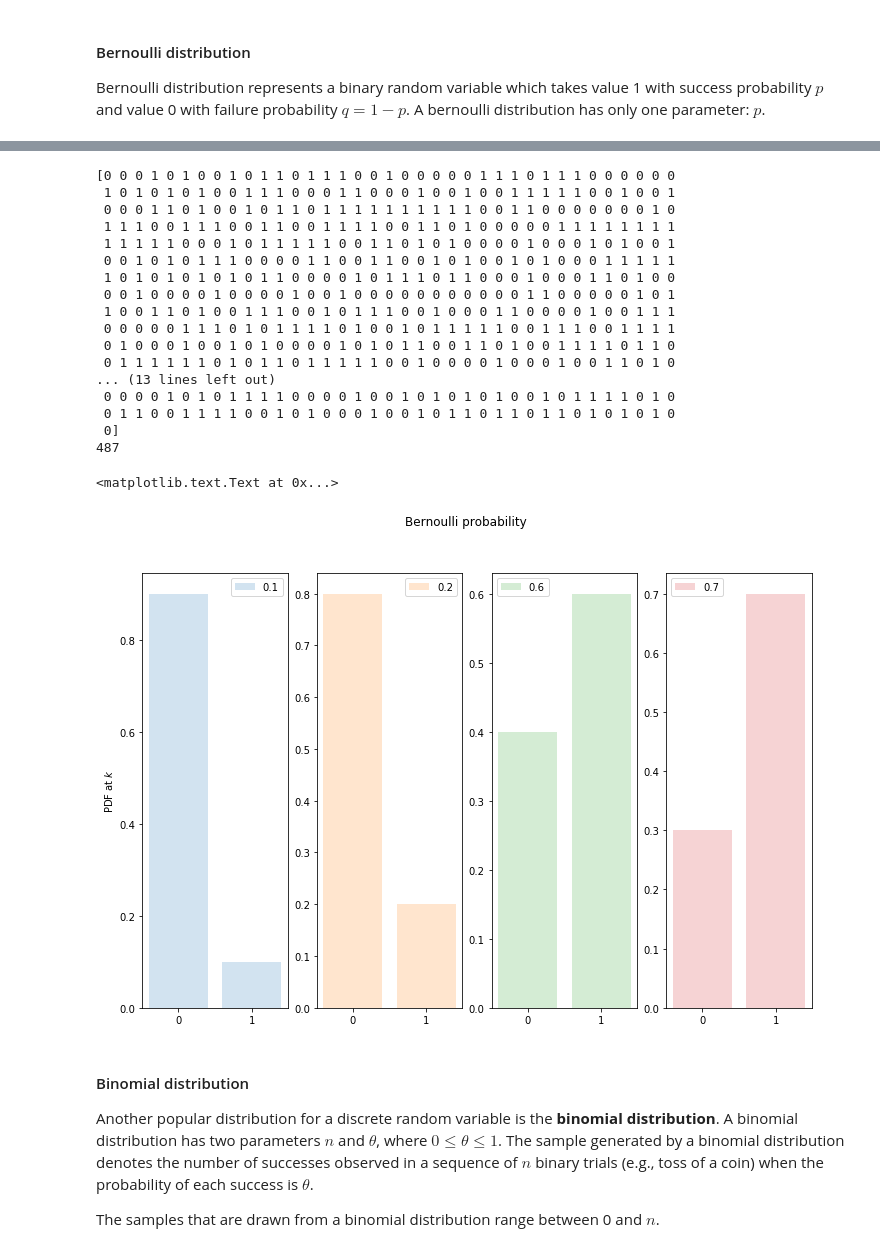
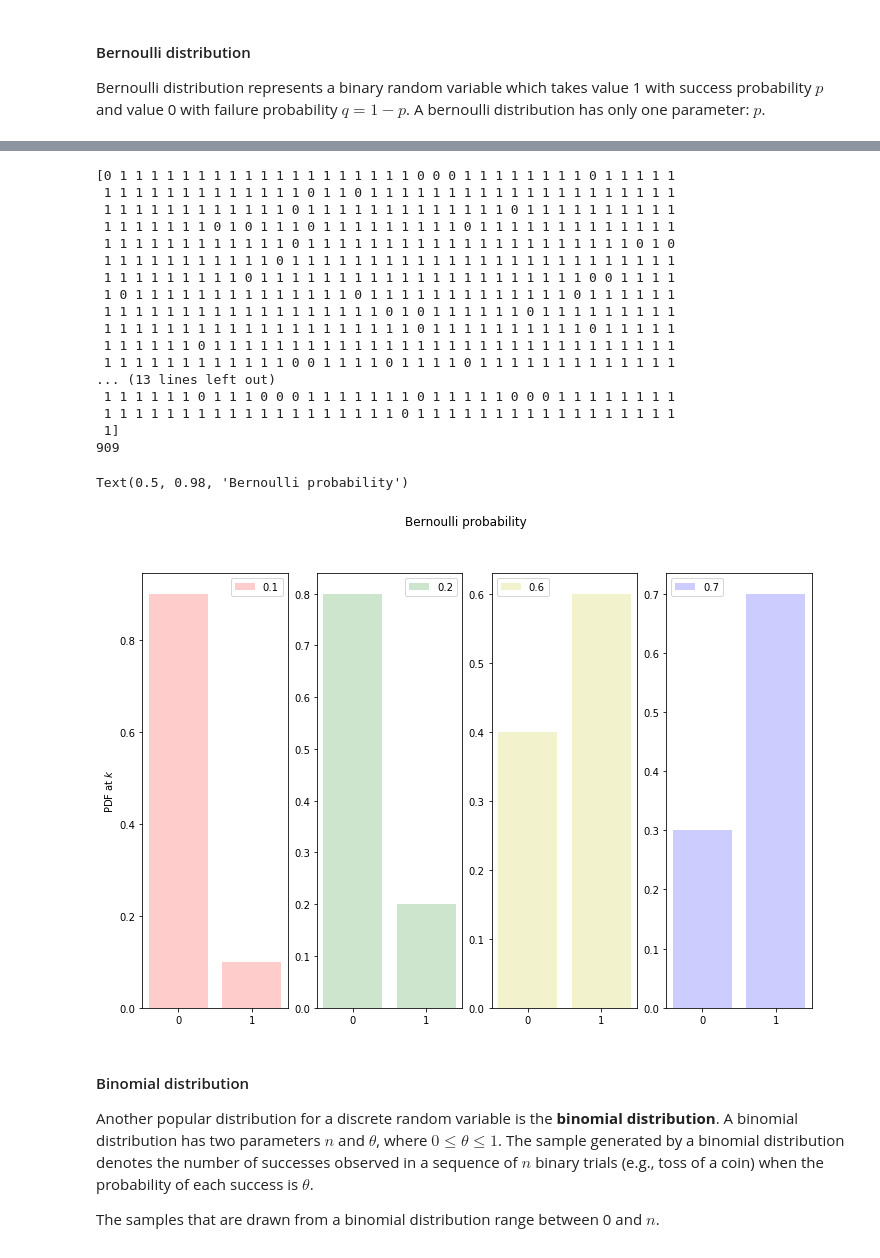
Before and after one commit to ubdsgroup/mlcourse-ub-notebooks, a Jupyter notebook: notebooks/RandomVariablesIntroduction.ipynb, the cells around one changed output, grey strips where cells are left out. Drawn from its saved outputs; the diff is of its cells as text; code cells hidden in the pictures.

Commit message:
Updating random variables notebook

```diff
--- a/notebooks/RandomVariablesIntroduction.ipynb
+++ b/notebooks/RandomVariablesIntroduction.ipynb
@@ -39,47 +40,48 @@ else:
 # %%
 # you can also draw samples simultaneously
+theta = 0.9
 samples = bernoulli.rvs(theta,size=1000)
 print(samples)
 # count the number of successes (sample = 1). What happens when you change p?
 print(np.count_nonzero(samples==1))
 # %% [output]
-[0 0 0 1 0 1 0 0 1 0 1 1 0 1 1 1 0 0 1 0 0 0 0 0 1 1 1 0 1 1 1 0 0 0 0 0 0
- 1 0 1 0 1 0 1 0 0 1 1 1 0 0 0 1 1 0 0 0 1 0 0 1 0 0 1 1 1 1 1 0 0 1 0 0 1
- 0 0 0 1 1 0 1 0 0 1 0 1 1 0 1 1 1 1 1 1 1 1 1 1 0 0 1 1 0 0 0 0 0 0 0 1 0
- 1 1 1 0 0 1 1 1 0 0 1 1 0 0 1 1 1 1 0 0 1 1 0 1 0 0 0 0 0 1 1 1 1 1 1 1 1
- 1 1 1 1 1 0 0 0 1 0 1 1 1 1 1 0 0 1 1 0 1 0 1 0 0 0 0 1 0 0 0 1 0 1 0 0 1
- 0 0 1 0 1 0 1 1 1 0 0 0 0 1 1 0 0 1 1 0 0 1 0 1 0 0 1 0 1 0 0 0 1 1 1 1 1
- 1 0 1 0 1 0 1 0 1 0 1 1 0 0 0 0 1 0 1 1 1 0 1 1 0 0 0 1 0 0 0 1 1 0 1 0 0
- 0 0 1 0 0 0 0 1 0 0 0 0 1 0 0 1 0 0 0 0 0 0 0 0 0 0 0 1 1 0 0 0 0 0 1 0 1
- 1 0 0 1 1 0 1 0 0 1 1 1 0 0 1 0 1 1 1 0 0 1 0 0 0 1 1 0 0 0 0 1 0 0 1 1 1
- 0 0 0 0 0 1 1 1 0 1 0 1 1 1 1 0 1 0 0 1 0 1 1 1 1 1 0 0 1 1 1 0 0 1 1 1 1
- 0 1 0 0 0 1 0 0 1 0 1 0 0 0 0 1 0 1 0 1 1 0 0 1 1 0 1 0 0 1 1 1 1 0 1 1 0
- 0 1 1 1 1 1 1 0 1 0 1 1 0 1 1 1 1 1 0 0 1 0 0 0 0 1 0 0 0 1 0 0 1 1 0 1 0
+[0 1 1 1 1 1 1 1 1 1 1 1 1 1 1 1 1 1 1 1 0 0 0 1 1 1 1 1 1 1 1 0 1 1 1 1 1
+ 1 1 1 1 1 1 1 1 1 1 1 1 1 0 1 1 0 1 1 1 1 1 1 1 1 1 1 1 1 1 1 1 1 1 1 1 1
+ 1 1 1 1 1 1 1 1 1 1 1 1 0 1 1 1 1 1 1 1 1 1 1 1 1 1 0 1 1 1 1 1 1 1 1 1 1
+ 1 1 1 1 1 1 1 0 1 0 1 1 1 0 1 1 1 1 1 1 1 1 1 0 1 1 1 1 1 1 1 1 1 1 1 1 1
+ 1 1 1 1 1 1 1 1 1 1 1 1 0 1 1 1 1 1 1 1 1 1 1 1 1 1 1 1 1 1 1 1 1 1 0 1 0
+ 1 1 1 1 1 1 1 1 1 1 1 0 1 1 1 1 1 1 1 1 1 1 1 1 1 1 1 1 1 1 1 1 1 1 1 1 1
+ 1 1 1 1 1 1 1 1 1 0 1 1 1 1 1 1 1 1 1 1 1 1 1 1 1 1 1 1 1 1 1 0 0 1 1 1 1
+ 1 0 1 1 1 1 1 1 1 1 1 1 1 1 1 1 0 1 1 1 1 1 1 1 1 1 1 1 1 1 0 1 1 1 1 1 1
+ 1 1 1 1 1 1 1 1 1 1 1 1 1 1 1 1 1 1 0 1 0 1 1 1 1 1 1 0 1 1 1 1 1 1 1 1 1
+ 1 1 1 1 1 1 1 1 1 1 1 1 1 1 1 1 1 1 1 1 0 1 1 1 1 1 1 1 1 1 1 0 1 1 1 1 1
+ 1 1 1 1 1 1 0 1 1 1 1 1 1 1 1 1 1 1 1 1 1 1 1 1 1 1 1 1 1 1 1 1 1 1 1 1 1
+ 1 1 1 1 1 1 1 1 1 1 1 1 0 0 1 1 1 1 0 1 1 1 1 0 1 1 1 1 1 1 1 1 1 1 1 1 1
 ... (13 lines left out)
- 0 0 0 0 1 0 1 0 1 1 1 1 0 0 0 0 1 0 0 1 0 1 0 1 0 1 0 0 1 0 1 1 1 1 0 1 0
- 0 1 1 0 0 1 1 1 1 0 0 1 0 1 0 0 0 1 0 0 1 0 1 1 0 1 1 0 1 1 0 1 0 1 0 1 0
- 0]
-487
+ 1 1 1 1 1 1 0 1 1 1 0 0 0 1 1 1 1 1 1 1 0 1 1 1 1 1 0 0 0 1 1 1 1 1 1 1 1
+ 1 1 1 1 1 1 1 1 1 1 1 1 1 1 1 1 1 1 1 0 1 1 1 1 1 1 1 1 1 1 1 1 1 1 1 1 1
+ 1]
+909
 # %%
 # plotting the probability mass function for the Bernoulli distribution
-a = np.arange(2)
+a = np.arange(2) # domain of the bernoulli variable
 
-colors = matplotlib.rcParams['axes.color_cycle']
+colors = ['r','g','y','b']
 plt.figure(figsize=(12,8))
 for i, theta in enumerate([0.1, 0.2, 0.6, 0.7]):
     ax = plt.subplot(1, 4, i+1)
     plt.bar(a, bernoulli.pmf(a, theta), label=theta, color=colors[i], alpha=0.2)
     ax.xaxis.set_ticks(a)
 
     plt.legend(loc=0)
     if i == 0:
         plt.ylabel("PDF at $k$")
 
 
 plt.suptitle("Bernoulli probability")
 # %% [output]
-<matplotlib.text.Text at 0x...>
+Text(0.5, 0.98, 'Bernoulli probability')
-[figure, old version]
+[figure, new version]
 # %% [markdown]
 #### Binomial distribution
 Another popular distribution for a discrete random variable is the <b>binomial distribution</b>. A binomial distribution has two parameters $n$ and $\theta$, where $0 \le \theta \le 1$. The sample generated by a binomial distribution denotes the number of successes observed in a sequence of $n$ binary trials (e.g., toss of a coin) when the probability of each success is $\theta$.
```
Also changed, not shown: parts of 16 cells of this notebook, 1 other file.
